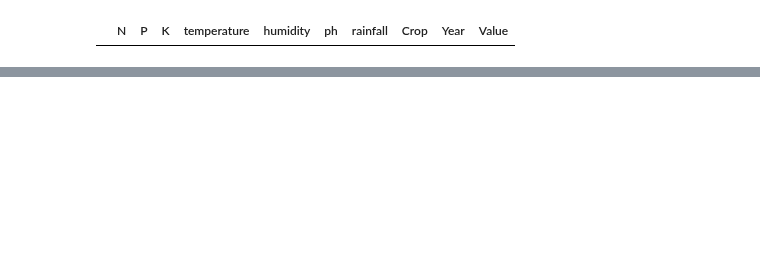
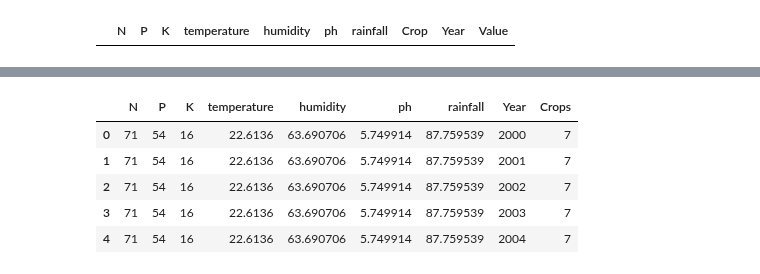
Before and after one commit to springboardmentor2468a-lab/AgriYield, a Jupyter notebook: KARTHICK_RAJA_S/notebook.ipynb, the cells around one changed output, grey strips where cells are left out. Saved outputs shown, nothing was run; the diff lists cells and outputs as text; code cells hidden in the pictures; blank space fills up the shorter version.

```diff
--- a/KARTHICK_RAJA_S/notebook.ipynb
+++ b/KARTHICK_RAJA_S/notebook.ipynb
@@ -887,0 +917,12 @@ Name: count, dtype: int64
+# %%
+X=df4_clean.drop(columns=['Value'])
+y=df4_clean['Value']
+# %%
+X.head()
+# %% [output]
+|  | N | P | K | temperature | humidity | ph | rainfall | Year | Crops |
+| 0 | 71 | 54 | 16 | 22.6136 | 63.690706 | 5.749914 | 87.759539 | 2000 | 7 |
+| 1 | 71 | 54 | 16 | 22.6136 | 63.690706 | 5.749914 | 87.759539 | 2001 | 7 |
+| 2 | 71 | 54 | 16 | 22.6136 | 63.690706 | 5.749914 | 87.759539 | 2002 | 7 |
+| 3 | 71 | 54 | 16 | 22.6136 | 63.690706 | 5.749914 | 87.759539 | 2003 | 7 |
+| 4 | 71 | 54 | 16 | 22.6136 | 63.690706 | 5.749914 | 87.759539 | 2004 | 7 |
```
Also changed, not shown: parts of 40 cells of this notebook, 2 other files.
